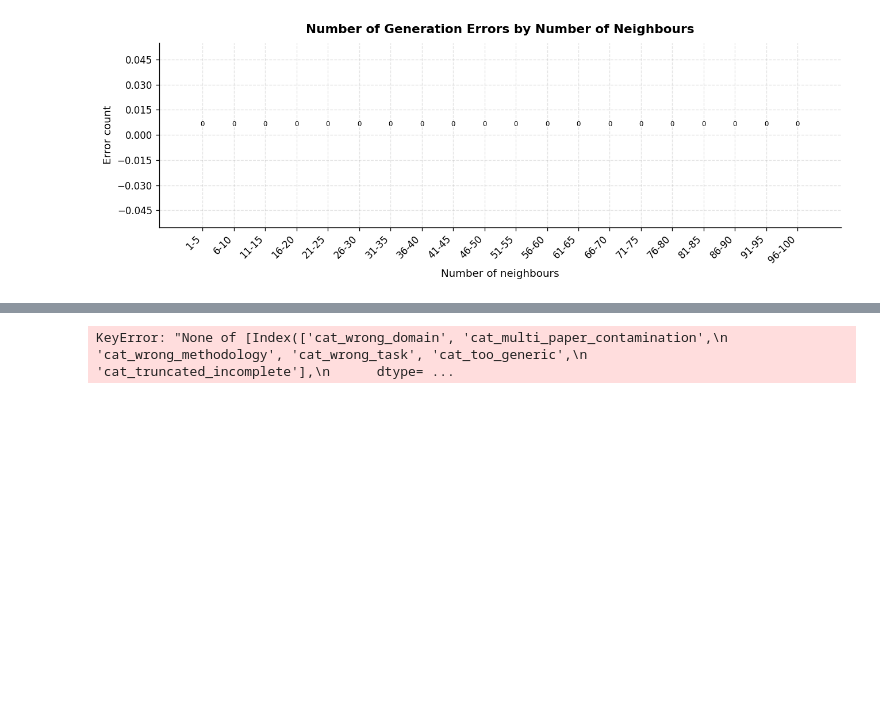
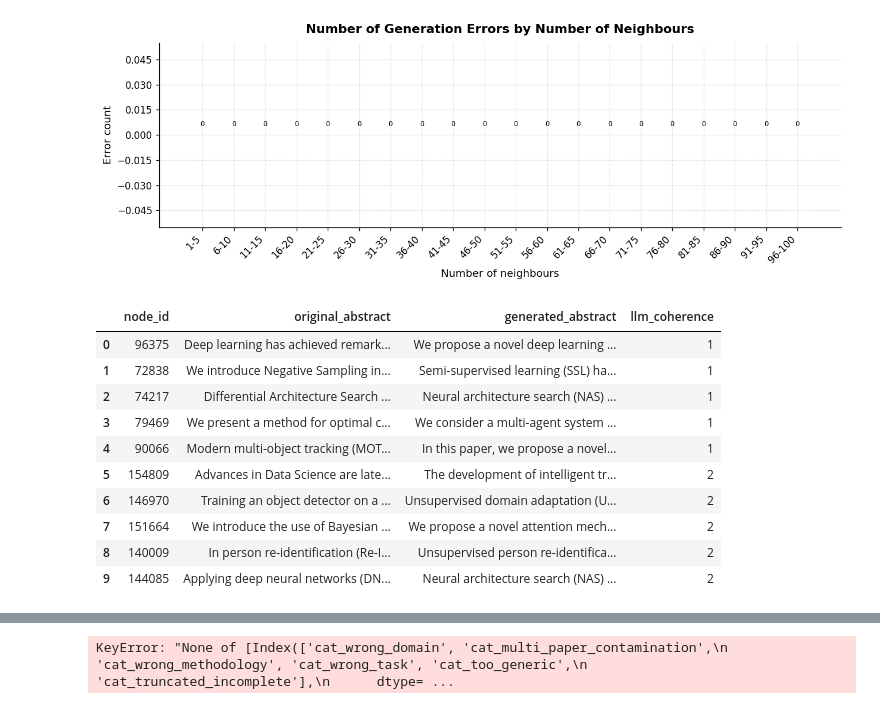
Before and after one commit to gemacsanad/bsc-thesis, a Jupyter notebook: experiments/2026-08-25-14242534_adapter-gnn2/analysis.ipynb, the cells around one changed output, grey strips where cells are left out. Saved outputs shown, nothing was run; the diff lists cells and outputs as text; code cells hidden in the pictures; blank space fills up the shorter version.

```diff
--- a/experiments/2026-08-25-14242534_adapter-gnn2/analysis.ipynb
+++ b/experiments/2026-08-25-14242534_adapter-gnn2/analysis.ipynb
@@ -222,6 +233,31 @@ bar_plot(error_counts,
          int_yaxis=True)
 # %% [output]
 [figure]
+# %%
+# ── 5 examples each of llm_coherence score 1 and 2 ───────────────────────────
+low_coherence_sample = (
+    df[df['llm_coherence'].isin([1, 2])]
+    .sort_values('llm_coherence')
+    .groupby('llm_coherence', sort=True)
+    .apply(lambda g: g.head(5))
+    .reset_index(drop=True)
+    [['node_id', 'original_abstract', 'generated_abstract', 'llm_coherence']]
+)
+
+pd.set_option('display.max_colwidth', 2000)
+low_coherence_sample
+# %% [output]
+|  | node_id | original_abstract | generated_abstract | llm_coherence |
+| 0 | 96375 | Deep learning has achieved remark... | We propose a novel deep learning ... | 1 |
+| 1 | 72838 | We introduce Negative Sampling in... | Semi-supervised learning (SSL) ha... | 1 |
+| 2 | 74217 | Differential Architecture Search ... | Neural architecture search (NAS) ... | 1 |
+| 3 | 79469 | We present a method for optimal c... | We consider a multi-agent system ... | 1 |
+| 4 | 90066 | Modern multi-object tracking (MOT... | In this paper, we propose a novel... | 1 |
+| 5 | 154809 | Advances in Data Science are late... | The development of intelligent tr... | 2 |
+| 6 | 146970 | Training an object detector on a ... | Unsupervised domain adaptation (U... | 2 |
+| 7 | 151664 | We introduce the use of Bayesian ... | We propose a novel attention mech... | 2 |
+| 8 | 140009 | In person re-identification (Re-I... | Unsupervised person re-identifica... | 2 |
+| 9 | 144085 | Applying deep neural networks (DN... | Neural architecture search (NAS) ... | 2 |
 # %%
 # ── 2 examples per llm_accuracy score ────────────────────────────────────────
 sample = (
```
Also changed, not shown: parts of 10 cells of this notebook, 31 other files.
